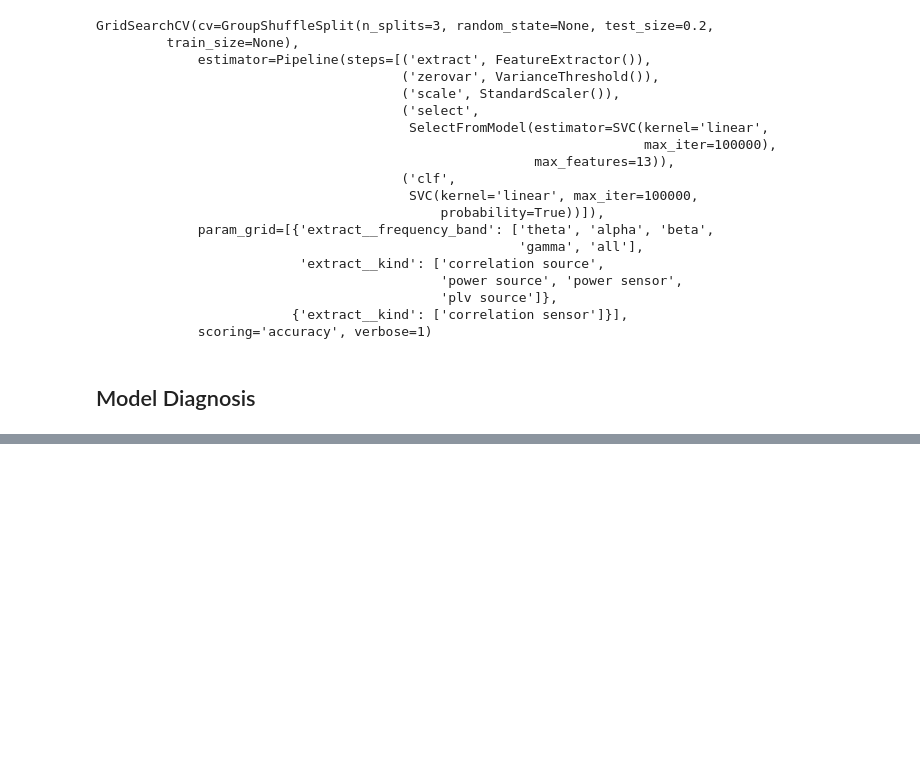
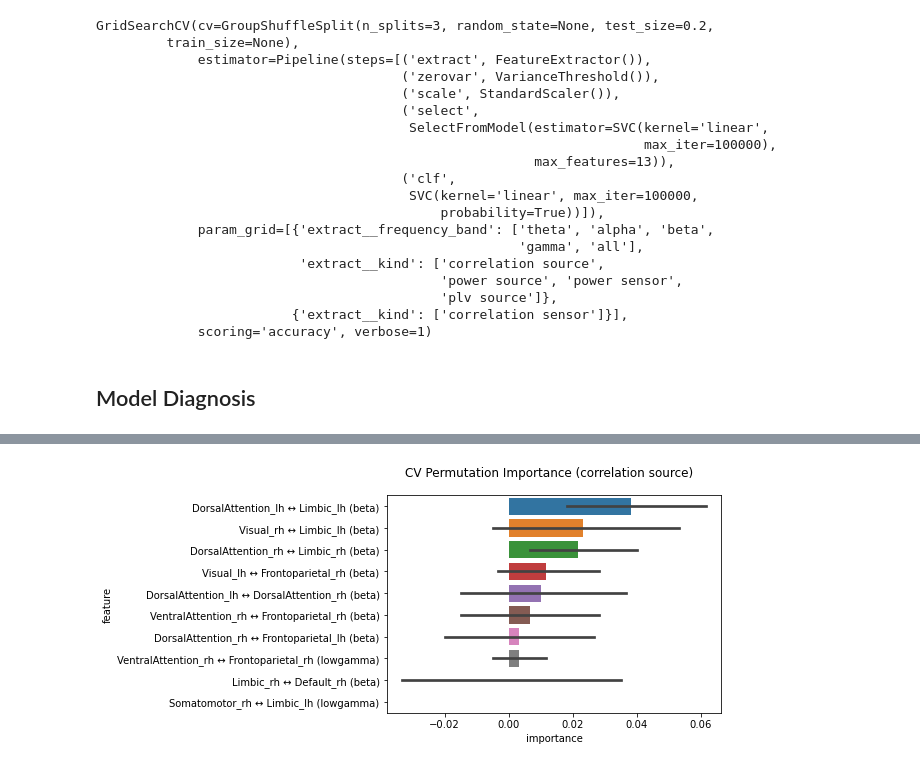
Before and after one commit to sycomix/SuggNet, a Jupyter notebook: notebooks/1 Classification.ipynb, the cells around one changed output, grey strips where cells are left out. Saved outputs shown, nothing was run; the diff lists cells and outputs as text; code cells hidden in the pictures; blank space fills up the shorter version.

Commit message:
added feature importance plots

```diff
--- a/notebooks/1 Classification.ipynb
+++ b/notebooks/1 Classification.ipynb
@@ -177,3 +177,4 @@ for train, test in CV.split(X, y, groups=groups):
     importances.append(cv_importances)
 
 importances = pd.concat(importances)
+importances_long = importances.melt(var_name='feature', value_name='importance')
@@ -195,0 +181,9 @@ importances
+# %%
+# plot top 10 features
+order = importances.mean(axis=0).sort_values(ascending=False).index
+
+sns.barplot(data=importances_long, x='importance', y='feature', order=order[:10])
+plt.suptitle(f'CV Permutation Importance ({pipe.get_params()["extract__kind"]})')
+plt.show()
+# %% [output]
+[figure, added]
```
Also changed, not shown: parts of 1 cell of this notebook.
